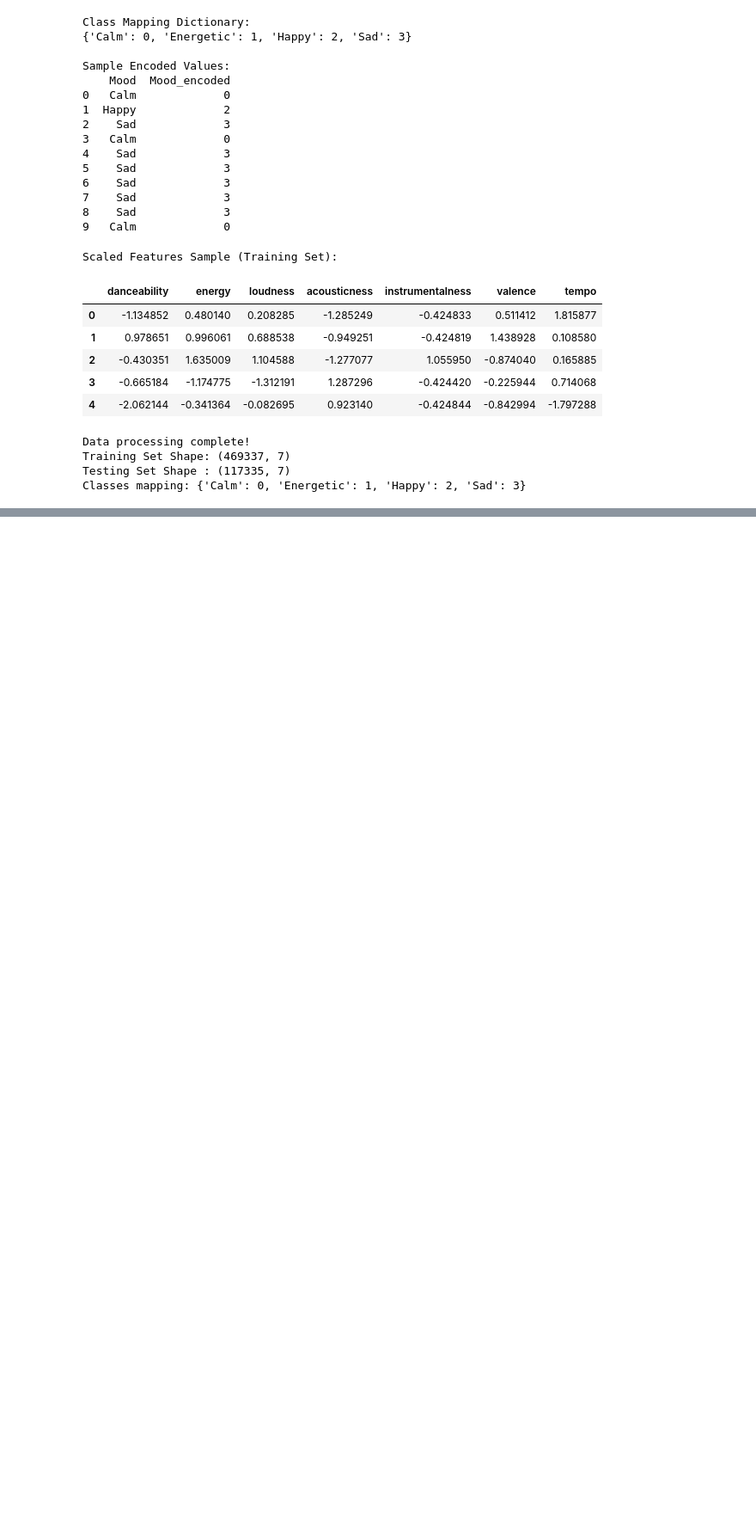
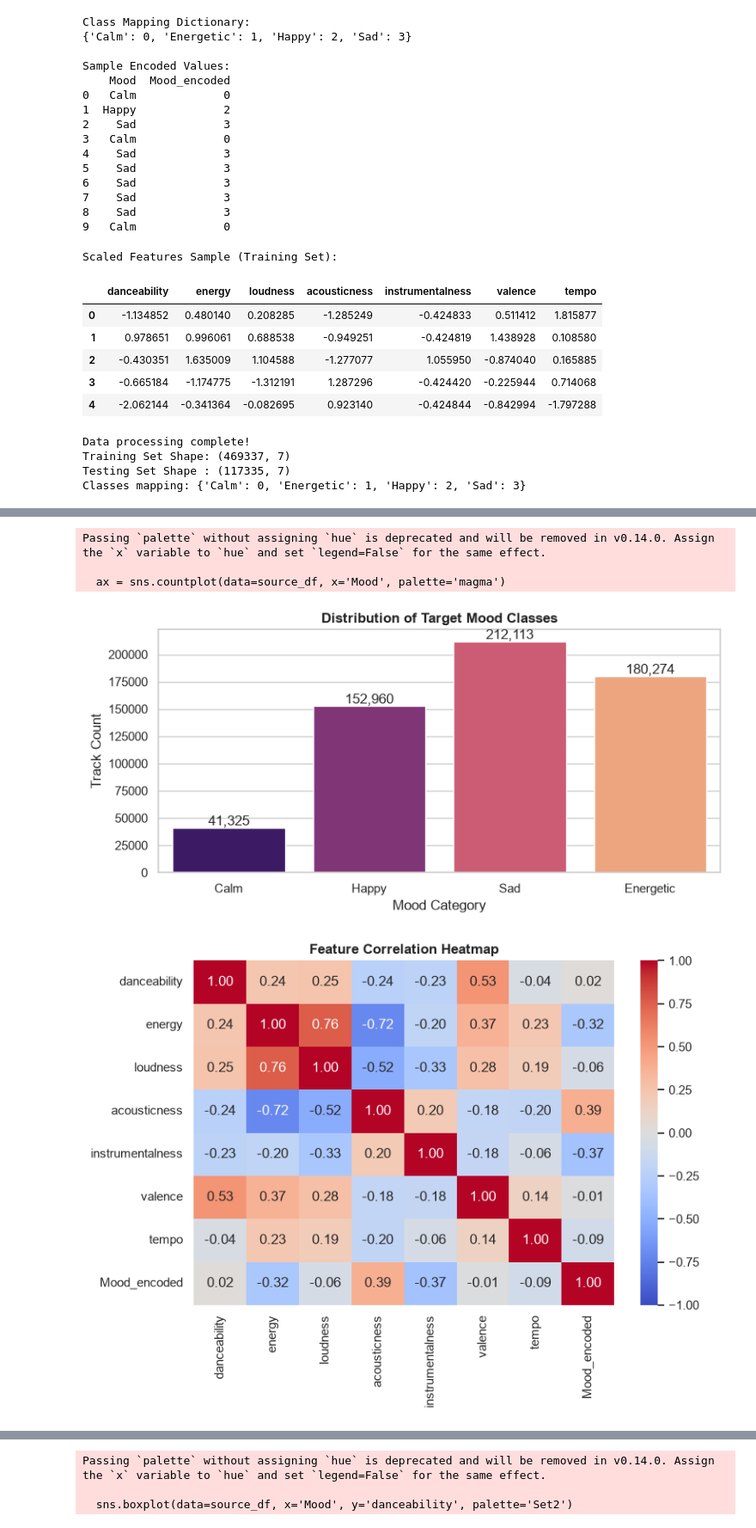
Before and after one commit to ameeri-14/AI-Music-Recommendation, a Jupyter notebook: AI_Music_Project.ipynb, the cells around one changed output, grey strips where cells are left out. Shown at 86% size. Cells and saved outputs as stored; diff of their text form; code cells hidden in the pictures; blank space fills up the shorter version.

Commit message:
update Digitization, EDA, & Visualization

```diff
--- a/AI_Music_Project.ipynb
+++ b/AI_Music_Project.ipynb
@@ -189,0 +277,59 @@ Classes mapping: {'Calm': 0, 'Energetic': 1, 'Happy': 2, 'Sad': 3}
+# %%
+# Data Visualization
+# Set overall aesthetic theme
+sns.set_theme(style="whitegrid", palette="muted")
+
+# 1. Target Mood Class Balance
+plt.figure(figsize=(8, 4))
+ax = sns.countplot(data=source_df, x='Mood', palette='magma')
+plt.title('Distribution of Target Mood Classes', fontweight='bold', fontsize=12)
+plt.xlabel('Mood Category')
+plt.ylabel('Track Count')
+
+# Add values above bars
+for p in ax.patches:
+    ax.annotate(f'{int(p.get_height()):,}',
+                (p.get_x() + p.get_width() / 2., p.get_height()),
+                ha='center', va='center', xytext=(0, 5), textcoords='offset points')
+plt.tight_layout()
+plt.show()
+
+# 2. Correlation Heatmap of Numeric Features
+plt.figure(figsize=(8, 6))
+numeric_df = source_df.select_dtypes(include=['number'])
+corr_matrix = numeric_df.corr()
+
+sns.heatmap(corr_matrix, annot=True, fmt=".2f", cmap="coolwarm", vmin=-1, vmax=1, cbar=True)
+plt.title('Feature Correlation Heatmap', fontweight='bold', fontsize=12)
+plt.tight_layout()
+plt.show()
+
+# 3. Energy vs. Valence Scatter Plot (Mood Separability)
+plt.figure(figsize=(8, 5))
+# Sample 5,000 points for clean rendering on large datasets
+sample_df = source_df.sample(n=min(5000, len(source_df)), random_state=42)
+
+sns.scatterplot(
+    data=sample_df,
+    x='valence', y='energy', hue='Mood',
+    alpha=0.6, palette='viridis'
+)
+plt.title('Energy vs. Valence across Moods (5k Sample)', fontweight='bold', fontsize=12)
+plt.xlabel('Valence (Musical Positivity)')
+plt.ylabel('Energy')
+plt.legend(bbox_to_anchor=(1.05, 1), loc='upper left')
+plt.tight_layout()
+plt.show()
+
+# 4. Feature Distribution Plots Across Moods
+plt.figure(figsize=(10, 4))
+sns.boxplot(data=source_df, x='Mood', y='danceability', palette='Set2')
+plt.title('Danceability Distribution by Mood', fontweight='bold', fontsize=12)
+plt.tight_layout()
+plt.show()
+# %% [output]
+Passing `palette` without assigning `hue` is deprecated and will be removed in v0.14.0. Assign the `x` variable to `hue` and set `legend=False` for the same effect.
+
+  ax = sns.countplot(data=source_df, x='Mood', palette='magma')
+[figure, added]
+[figure, added]
@@ -189,0 +337,3 @@ Classes mapping: {'Calm': 0, 'Energetic': 1, 'Happy': 2, 'Sad': 3}
+Passing `palette` without assigning `hue` is deprecated and will be removed in v0.14.0. Assign the `x` variable to `hue` and set `legend=False` for the same effect.
+
+  sns.boxplot(data=source_df, x='Mood', y='danceability', palette='Set2')
```
Also changed, not shown: parts of 5 cells of this notebook.
